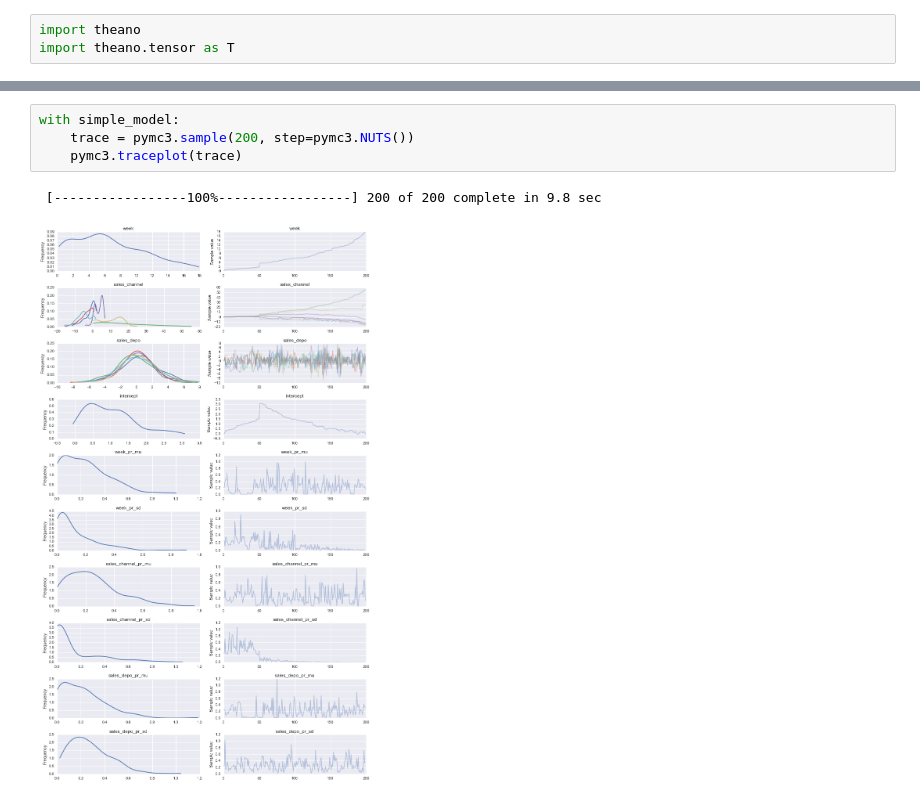
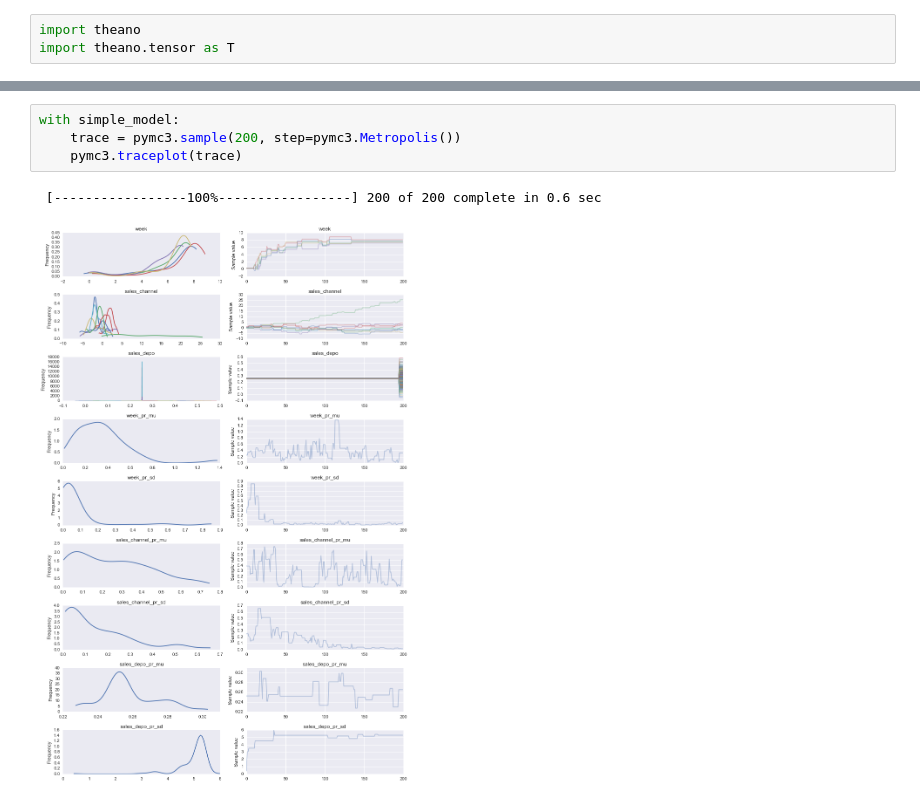
Before and after one commit to ririw/kaggle-bimbo-pymc3, a Jupyter notebook: Mo levels mo problems.ipynb, the cells around one changed output, grey strips where cells are left out. Cells and saved outputs as stored; diff of their text form.

```diff
--- a/Mo levels mo problems.ipynb
+++ b/Mo levels mo problems.ipynb
@@ -87,10 +67,10 @@ TypeError: Expected an integer
 # %%
 with simple_model:
-    trace = pymc3.sample(200, step=pymc3.NUTS())
+    trace = pymc3.sample(200, step=pymc3.Metropolis())
     pymc3.traceplot(trace)
 # %% [output]
- [-----------------100%-----------------] 200 of 200 complete in 9.8 sec
+ [-----------------100%-----------------] 200 of 200 complete in 0.6 sec
-[figure, old version]
+[figure, new version]
 # %%
 def create_minibatch(data):
     rng = np.random.RandomState(0)
```
Also changed, not shown: parts of 9 cells of this notebook, 10 other files.
